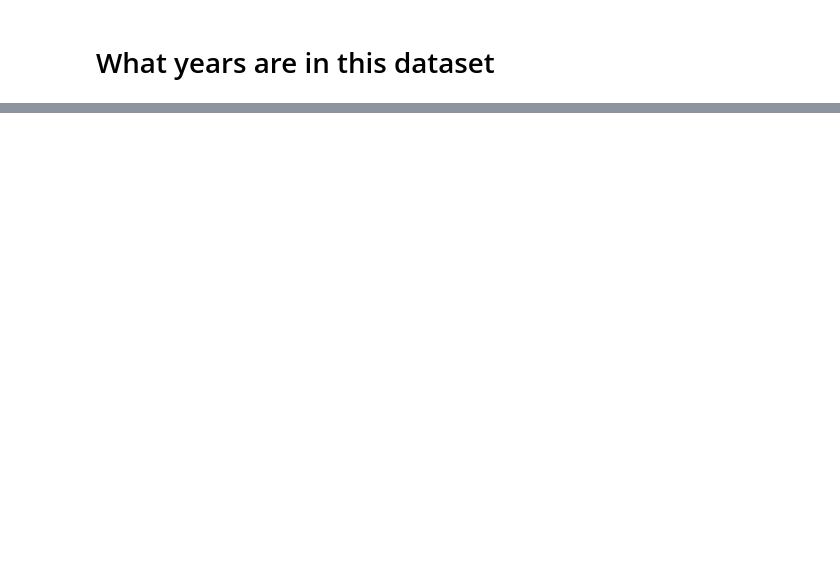
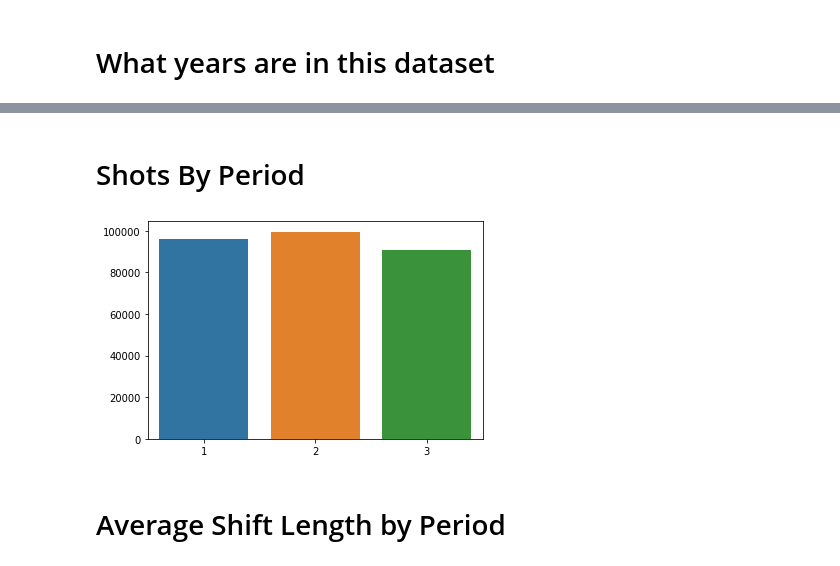
Before and after one commit to gregfeliu/Long-Change-Effect-in-NHL-Gameplay, a Jupyter notebook: notebooks/EDA_long_change.ipynb, the cells around one changed output, grey strips where cells are left out. Cells and saved outputs as stored; diff of their text form; code cells hidden in the pictures; blank space fills up the shorter version.

```diff
--- a/notebooks/EDA_long_change.ipynb
+++ b/notebooks/EDA_long_change.ipynb
@@ -30,0 +258,8 @@ table_info_df = pd.read_csv("../data/table_info_df.csv", index_col=0)
+# %% [markdown]
+# Shots By Period
+# %%
+shot_query = get_total_period_sum('shot')
+shot_plot = make_barplot_of_variable_by_period(shot_query)
+# shot_plot.figure.savefig("../images/number_of_shots_by_period.png")
+# %% [output]
+[figure, added]
@@ -30,0 +269,2 @@ table_info_df = pd.read_csv("../data/table_info_df.csv", index_col=0)
+# %% [markdown]
+# Average Shift Length by Period
```
Also changed, not shown: parts of 62 cells of this notebook.
